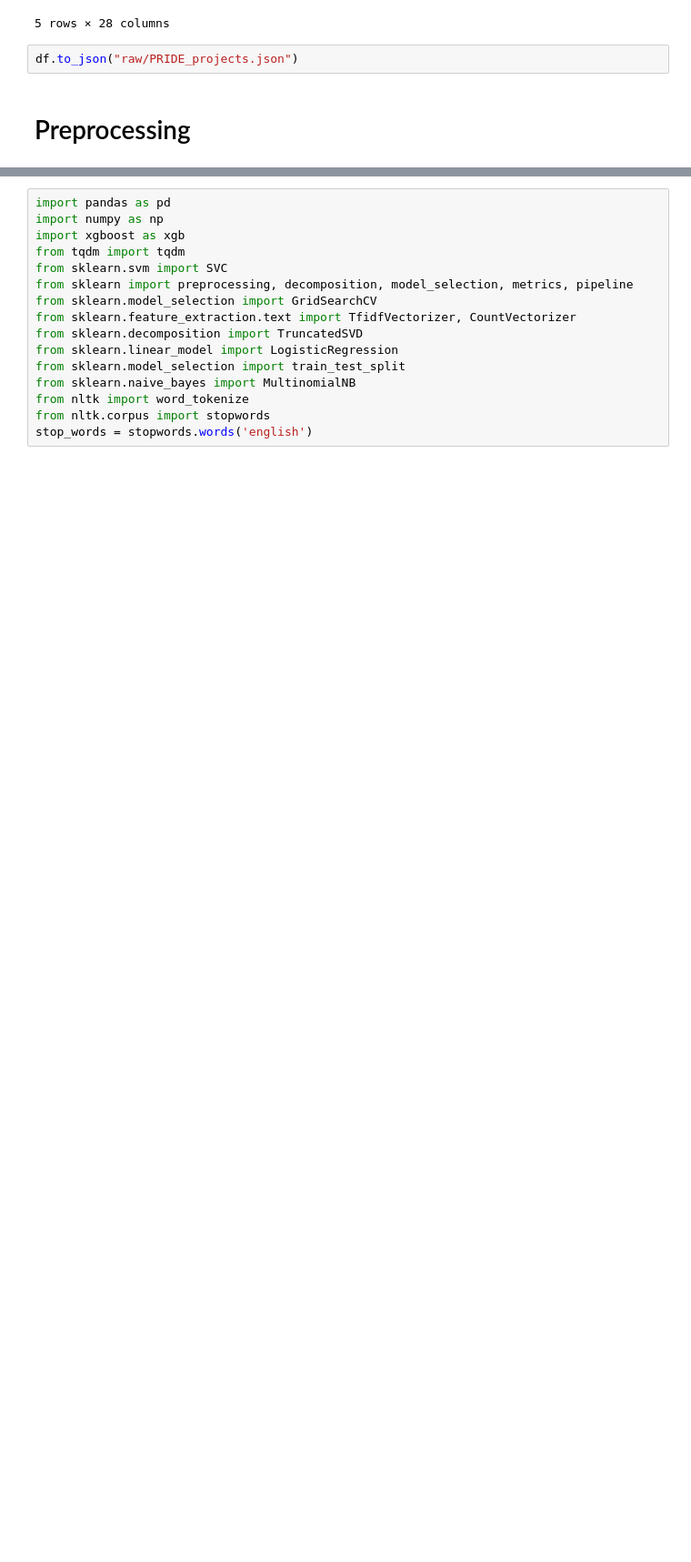
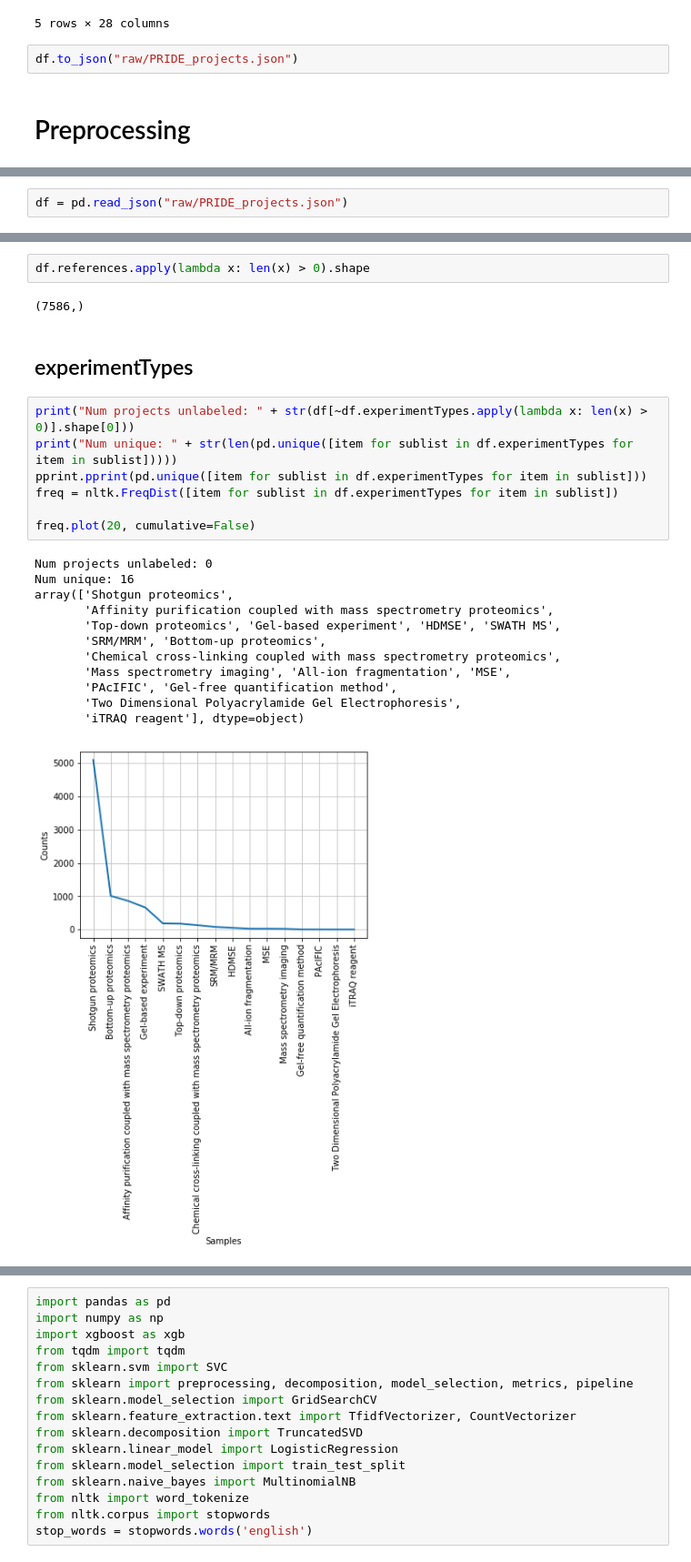
Before and after one commit to austinkeller/proteomics-nlp-exploration, a Jupyter notebook: notebook.ipynb, the cells around one changed output, grey strips where cells are left out. Shown: that part at 91% size. Saved outputs shown, nothing was run; the diff lists cells and outputs as text; blank space fills up the shorter version.

```diff
--- a/notebook.ipynb
+++ b/notebook.ipynb
@@ -203,0 +226,2 @@ df.to_json("raw/PRIDE_projects.json")
+# %%
+df = pd.read_json("raw/PRIDE_projects.json")
@@ -203,0 +261,26 @@ df.to_json("raw/PRIDE_projects.json")
+# %%
+df.references.apply(lambda x: len(x) > 0).shape
+# %% [output]
+(7586,)
+# %% [markdown]
+## experimentTypes
+# %%
+print("Num projects unlabeled: " + str(df[~df.experimentTypes.apply(lambda x: len(x) > 0)].shape[0]))
+print("Num unique: " + str(len(pd.unique([item for sublist in df.experimentTypes for item in sublist]))))
+pprint.pprint(pd.unique([item for sublist in df.experimentTypes for item in sublist]))
+freq = nltk.FreqDist([item for sublist in df.experimentTypes for item in sublist])
+
+freq.plot(20, cumulative=False)
+# %% [output]
+Num projects unlabeled: 0
+Num unique: 16
+array(['Shotgun proteomics',
+       'Affinity purification coupled with mass spectrometry proteomics',
+       'Top-down proteomics', 'Gel-based experiment', 'HDMSE', 'SWATH MS',
+       'SRM/MRM', 'Bottom-up proteomics',
+       'Chemical cross-linking coupled with mass spectrometry proteomics',
+       'Mass spectrometry imaging', 'All-ion fragmentation', 'MSE',
+       'PAcIFIC', 'Gel-free quantification method',
+       'Two Dimensional Polyacrylamide Gel Electrophoresis',
+       'iTRAQ reagent'], dtype=object)
+[figure, added]
```
Also changed, not shown: parts of 76 cells of this notebook, 1 other file.
